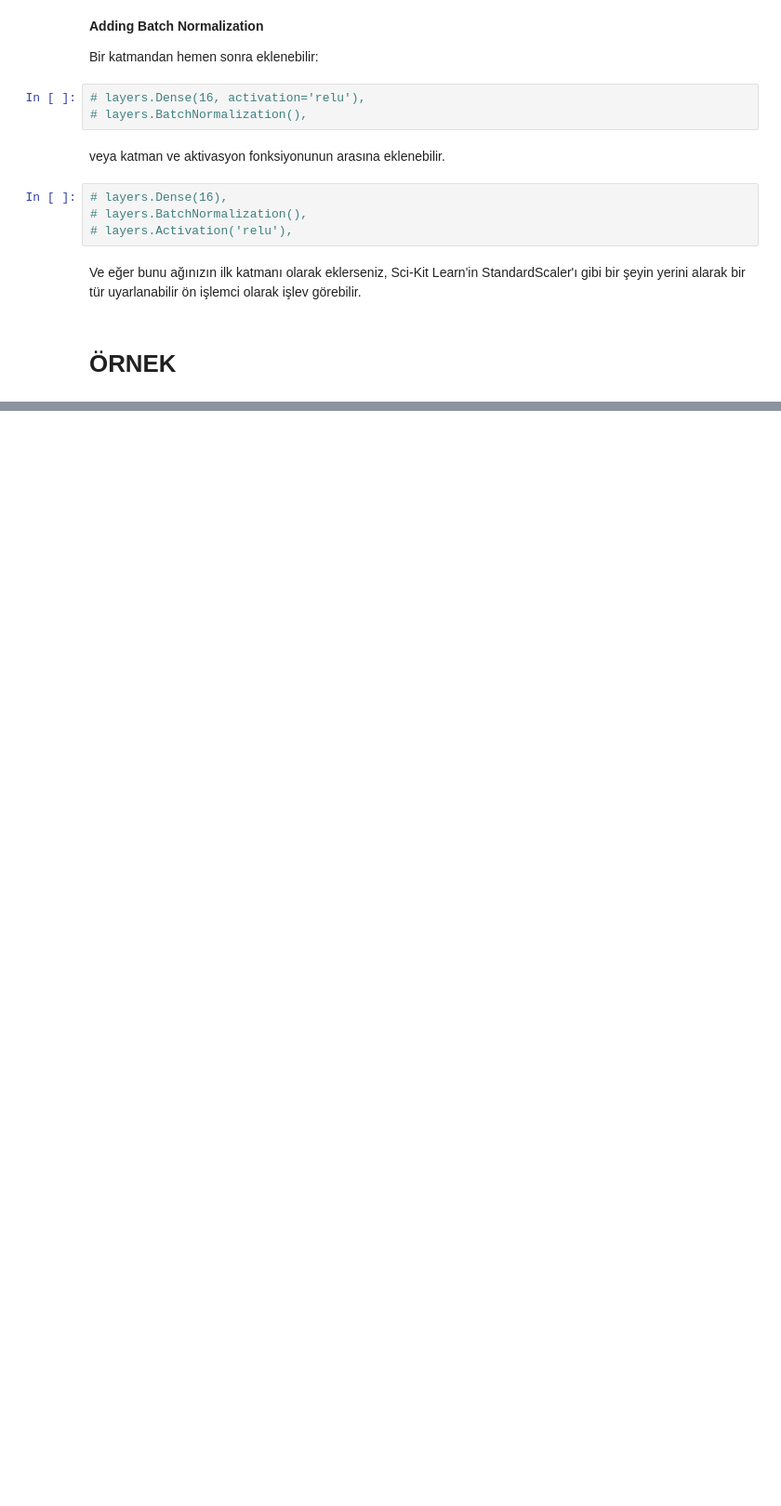
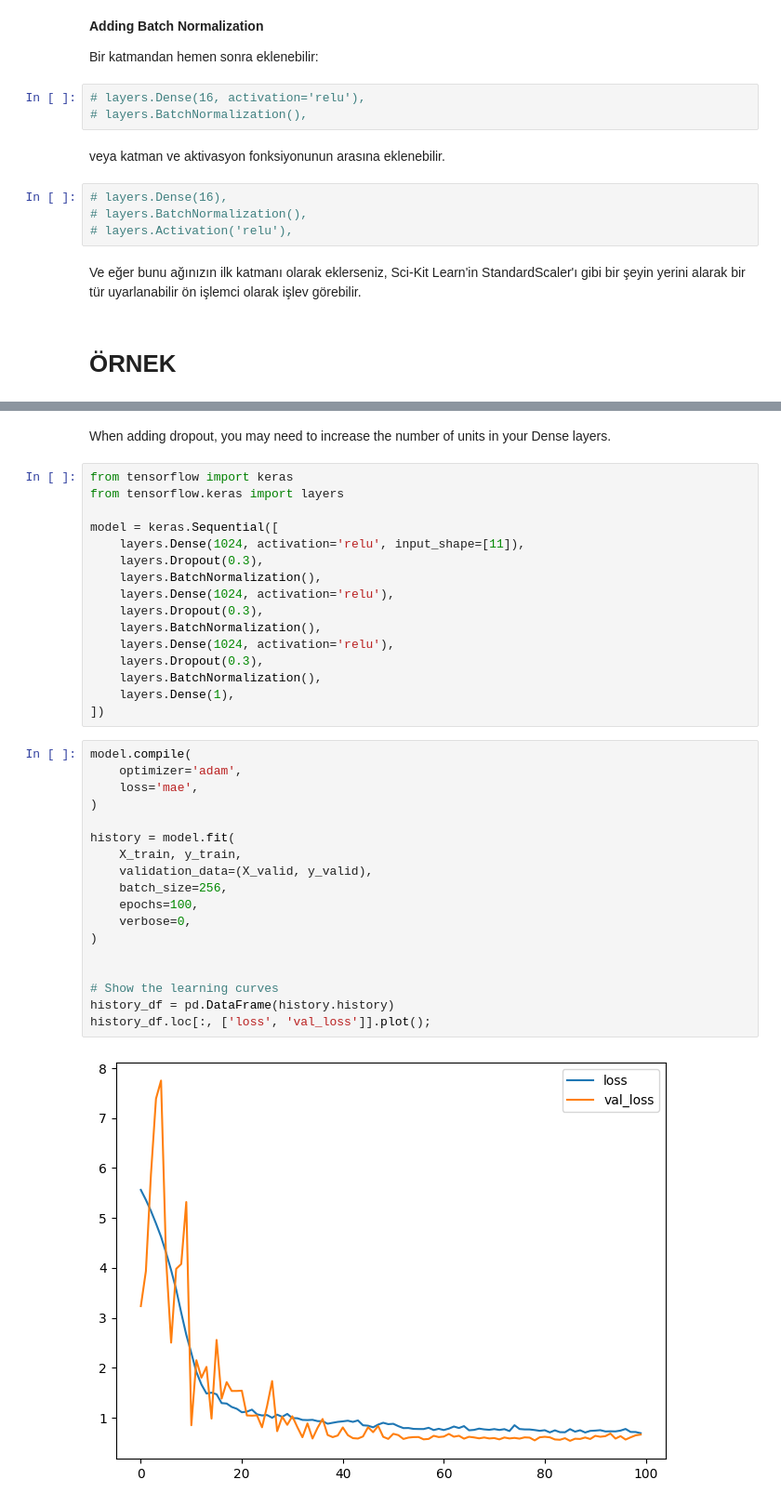
Before and after one commit to anonymo2239/Data-Science-and-Machine-Learning-Tutorial, a Jupyter notebook: Kaggle_Lectures_thebasis/Intro to Deep Learning/5-dropout_and_batch_normalization.ipynb, the cells around one changed output, grey strips where cells are left out. Shown at 93% size. Drawn from its saved outputs; the diff is of its cells as text; blank space fills up the shorter version.

```diff
--- a/Kaggle_Lectures_thebasis/Intro to Deep Learning/5-dropout_and_batch_normalization.ipynb
+++ b/Kaggle_Lectures_thebasis/Intro to Deep Learning/5-dropout_and_batch_normalization.ipynb
@@ -60,0 +84,38 @@ Ve eğer bunu ağınızın ilk katmanı olarak eklerseniz, Sci-Kit Learn'in Stan
+# %% [markdown]
+When adding dropout, you may need to increase the number of units in your Dense layers.
+# %%
+from tensorflow import keras
+from tensorflow.keras import layers
+
+model = keras.Sequential([
+    layers.Dense(1024, activation='relu', input_shape=[11]),
+    layers.Dropout(0.3),
+    layers.BatchNormalization(),
+    layers.Dense(1024, activation='relu'),
+    layers.Dropout(0.3),
+    layers.BatchNormalization(),
+    layers.Dense(1024, activation='relu'),
+    layers.Dropout(0.3),
+    layers.BatchNormalization(),
+    layers.Dense(1),
+])
+# %%
+model.compile(
+    optimizer='adam',
+    loss='mae',
+)
+
+history = model.fit(
+    X_train, y_train,
+    validation_data=(X_valid, y_valid),
+    batch_size=256,
+    epochs=100,
+    verbose=0,
+)
+
+
+# Show the learning curves
+history_df = pd.DataFrame(history.history)
+history_df.loc[:, ['loss', 'val_loss']].plot();
+# %% [output]
+[figure, added]
```
Also changed, not shown: parts of 12 cells of this notebook, 5 other files.
